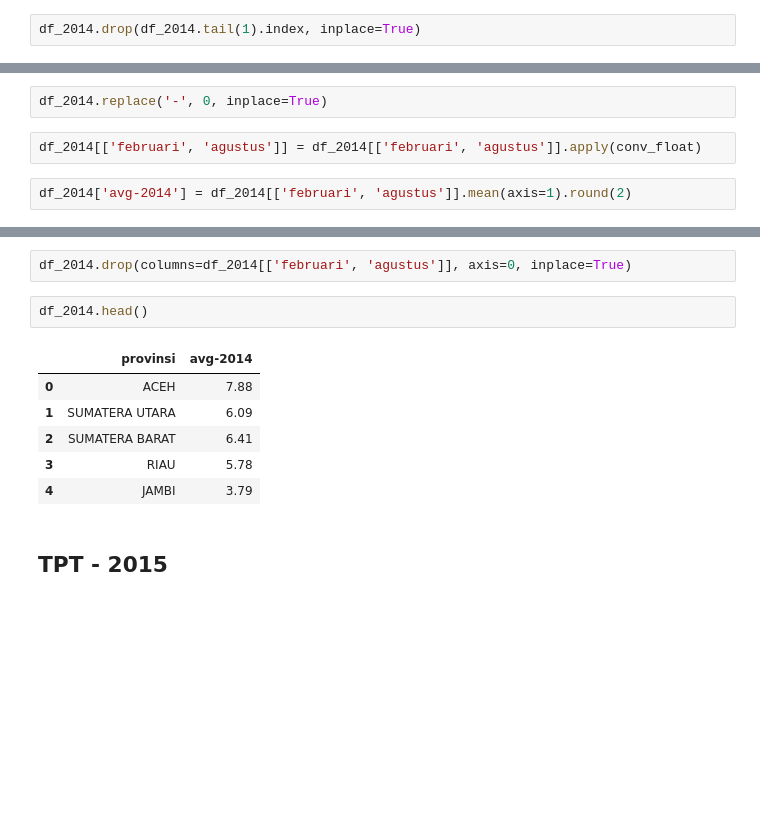
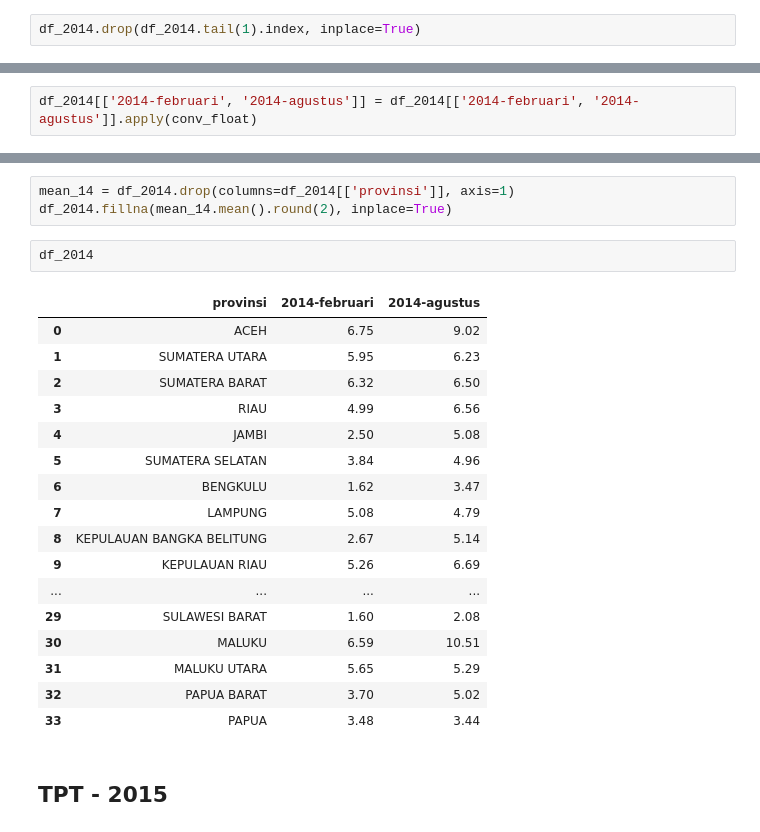
Before and after one commit to Padinn21/unemployment-rate-clustering, a Jupyter notebook: skripsi_TPT.ipynb, the cells around one changed output, grey strips where cells are left out. Cells and saved outputs as stored; diff of their text form; blank space fills up the shorter version.

```diff
--- a/skripsi_TPT.ipynb
+++ b/skripsi_TPT.ipynb
@@ -117,7 +161,3 @@ agustus     0
 dtype: int64
-# %%
-df_2014.replace('-', 0, inplace=True)
 # %%
-df_2014[['februari', 'agustus']] = df_2014[['februari', 'agustus']].apply(conv_float)
+df_2014[['2014-februari', '2014-agustus']] = df_2014[['2014-februari', '2014-agustus']].apply(conv_float)
-# %%
-df_2014['avg-2014'] = df_2014[['februari', 'agustus']].mean(axis=1).round(2)
@@ -124,14 +209,26 @@ df_2014['avg-2014'] = df_2014[['februari', 'agustus']].mean(axis=1).round(2)
 # %%
-df_2014.drop(columns=df_2014[['februari', 'agustus']], axis=0, inplace=True)
+mean_14 = df_2014.drop(columns=df_2014[['provinsi']], axis=1)
+df_2014.fillna(mean_14.mean().round(2), inplace=True)
 # %%
-df_2014.head()
+df_2014
 # %% [output]
-|  | provinsi | avg-2014 |
-| 0 | ACEH | 7.88 |
-| 1 | SUMATERA UTARA | 6.09 |
-| 2 | SUMATERA BARAT | 6.41 |
-| 3 | RIAU | 5.78 |
-| 4 | JAMBI | 3.79 |
+|  | provinsi | 2014-februari | 2014-agustus |
+| 0 | ACEH | 6.75 | 9.02 |
+| 1 | SUMATERA UTARA | 5.95 | 6.23 |
+| 2 | SUMATERA BARAT | 6.32 | 6.50 |
+| 3 | RIAU | 4.99 | 6.56 |
+| 4 | JAMBI | 2.50 | 5.08 |
+| 5 | SUMATERA SELATAN | 3.84 | 4.96 |
+| 6 | BENGKULU | 1.62 | 3.47 |
+| 7 | LAMPUNG | 5.08 | 4.79 |
+| 8 | KEPULAUAN BANGKA BELITUNG | 2.67 | 5.14 |
+| 9 | KEPULAUAN RIAU | 5.26 | 6.69 |
+| ... | ... | ... | ... |
+| 29 | SULAWESI BARAT | 1.60 | 2.08 |
+| 30 | MALUKU | 6.59 | 10.51 |
+| 31 | MALUKU UTARA | 5.65 | 5.29 |
+| 32 | PAPUA BARAT | 3.70 | 5.02 |
+| 33 | PAPUA | 3.48 | 3.44 |
 # %% [markdown]
 ## TPT - 2015
 # %%
```
Also changed, not shown: parts of 90 cells of this notebook, 2 other files.
